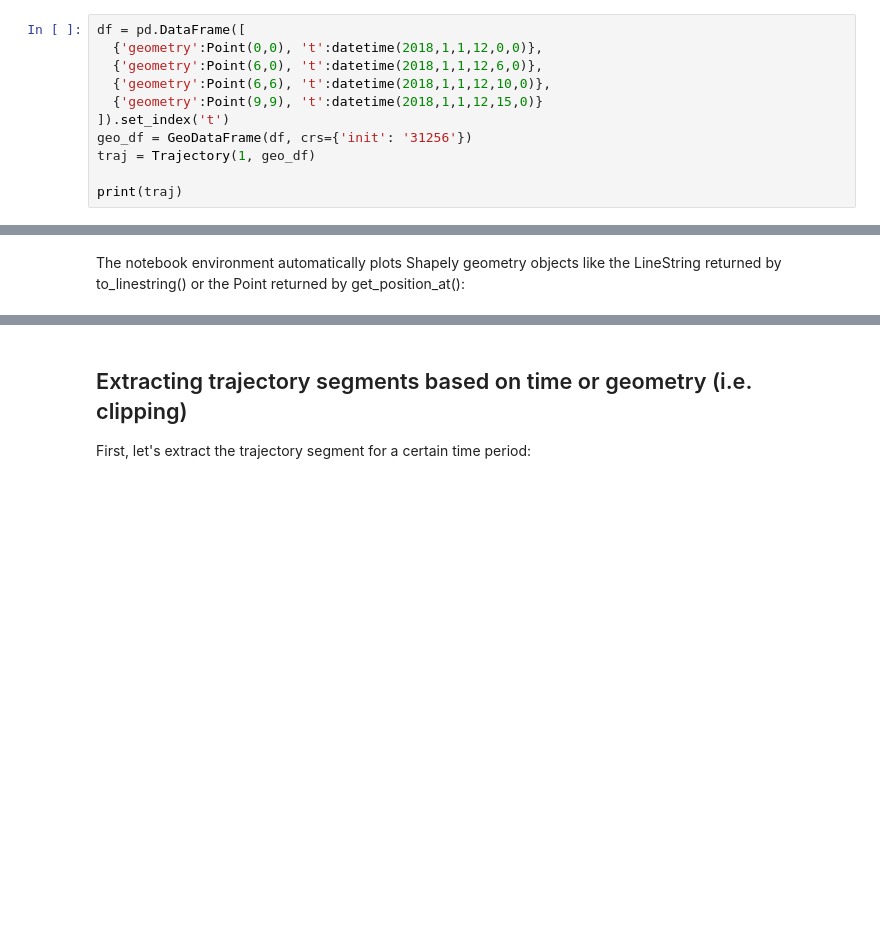
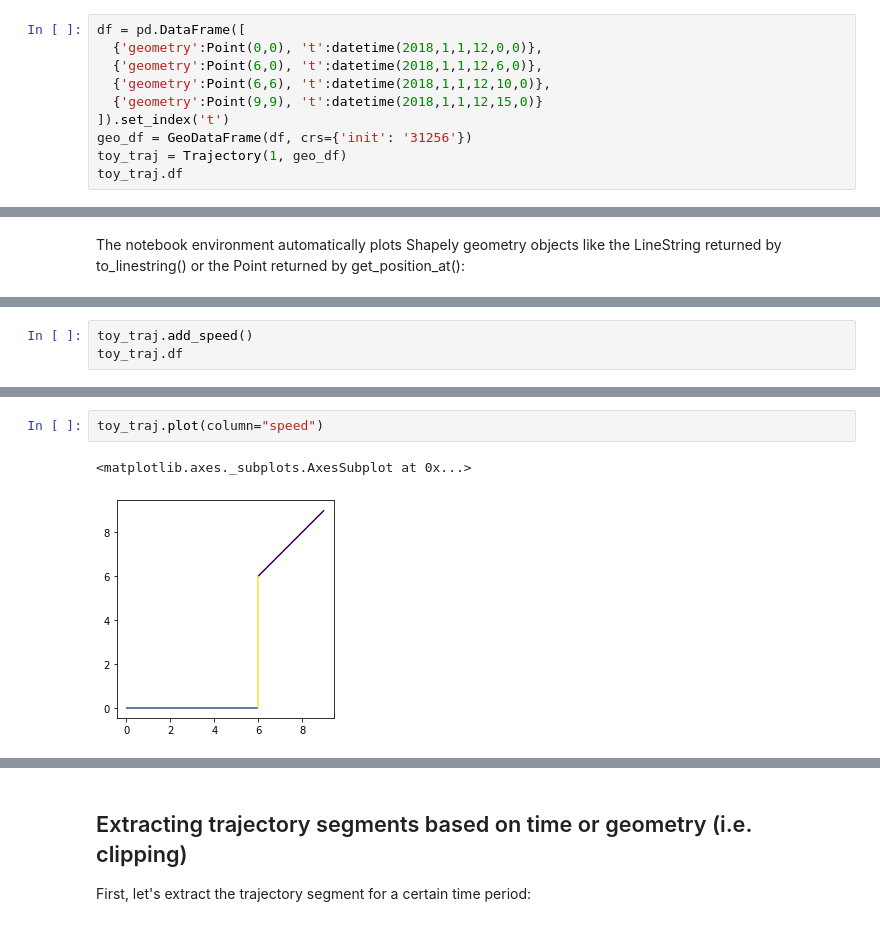
Before and after one commit to movingpandas/movingpandas, a Jupyter notebook: getting_started.ipynb, the cells around one changed output, grey strips where cells are left out. Cells and saved outputs as stored; diff of their text form; blank space fills up the shorter version.

Commit message:
Use new plot function in ipynb

```diff
--- a/getting_started.ipynb
+++ b/getting_started.ipynb
@@ -24,7 +26,6 @@ df = pd.DataFrame([
   {'geometry':Point(9,9), 't':datetime(2018,1,1,12,15,0)}
 ]).set_index('t')
 geo_df = GeoDataFrame(df, crs={'init': '31256'})
-traj = Trajectory(1, geo_df)
-
-print(traj)
+toy_traj = Trajectory(1, geo_df)
+toy_traj.df
 # %% [output]
@@ -38,2 +57,5 @@ traj.to_linestring()
 # %% [output]
 <shapely.geometry.linestring.LineString at 0x...>
+# %%
+toy_traj.add_speed()
+toy_traj.df
@@ -40 +69,6 @@ traj.to_linestring()
+# %%
+toy_traj.plot(column="speed")
+# %% [output]
+<matplotlib.axes._subplots.AxesSubplot at 0x...>
+[figure, added]
 # %%
```
Also changed, not shown: parts of 25 cells of this notebook, 2 other files.
